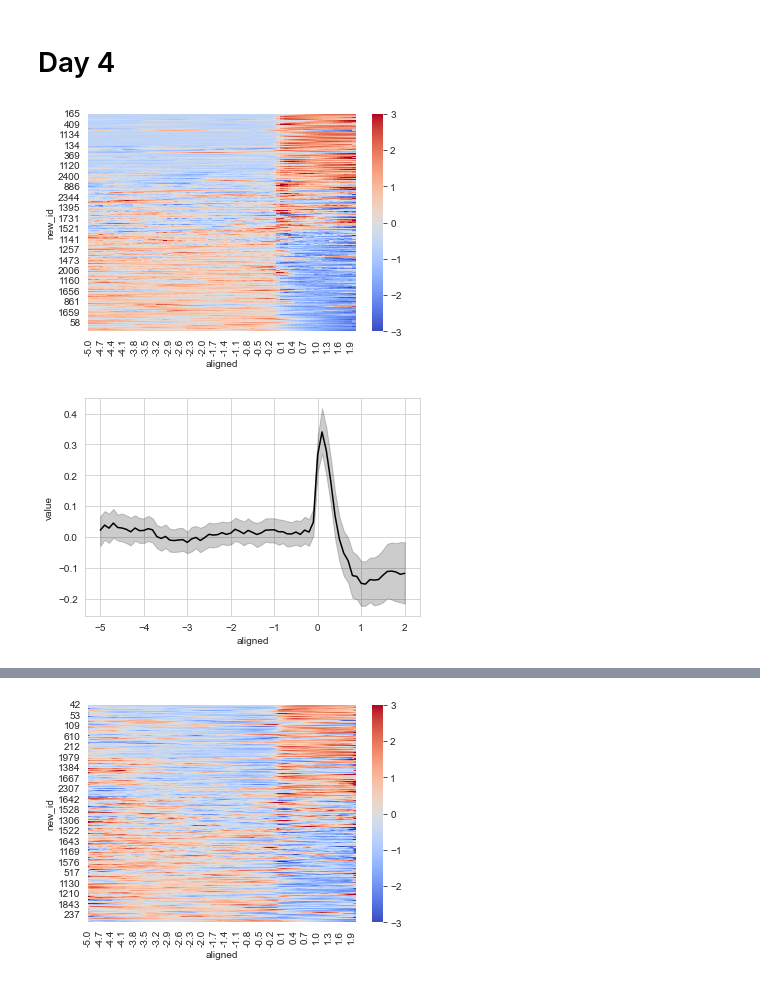
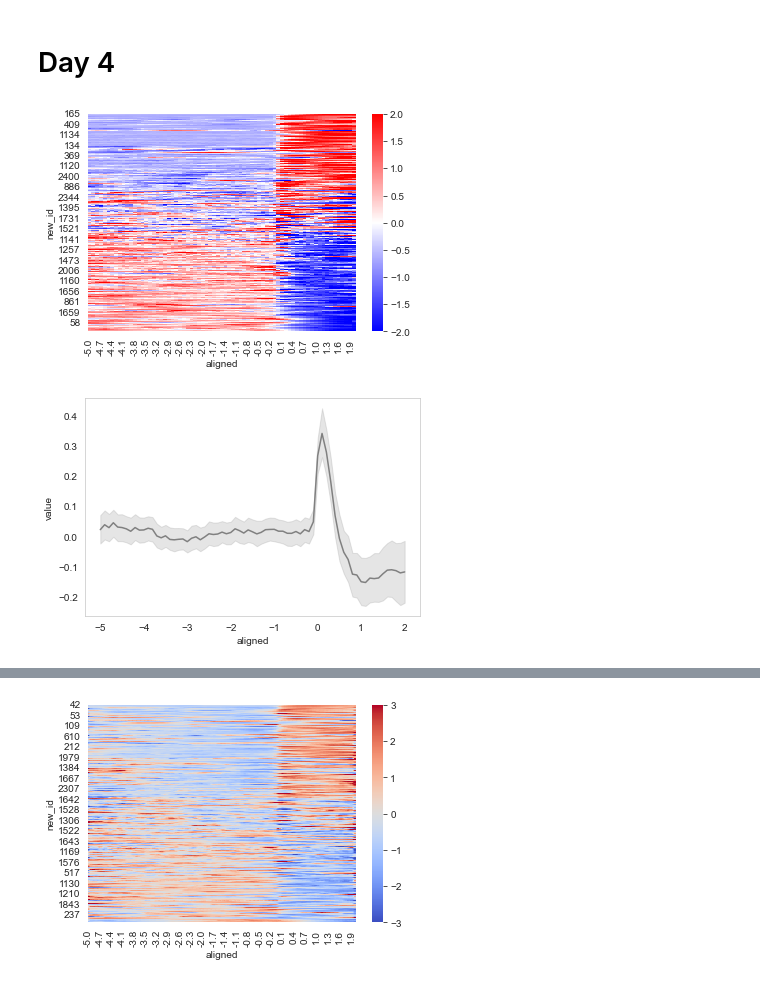
Before and after one commit to Ruairi-osul/observational-fear, a Jupyter notebook: notebooks/heatmaps day2.ipynb, the cells around one changed output, grey strips where cells are left out. Cells and saved outputs as stored; diff of their text form; code cells hidden in the pictures.

```diff
--- a/notebooks/heatmaps day2.ipynb
+++ b/notebooks/heatmaps day2.ipynb
@@ -1,11 +1,6 @@
 # %%
 import observational_fear.load as load
-from observational_fear.nbox_transforms import (
-    summarize_prepost_events,
-    wilcoxon_by_cell,
-)
 from observational_fear.events import get_block_starts
-from observational_fear.stats import auc
 from neurobox.wide_transforms import resample
 from pathlib import Path
 import pandas as pd
@@ -18,11 +13,14 @@ from observational_fear.events import get_freeze_starts
 from neurobox.long_transforms import align_to_events
 from observational_fear.nbox_transforms import align_to_data_by, exclude_short_trials
 from scipy.ndimage import gaussian_filter1d
-
+import os
 
 
 sns.set_style("whitegrid")
 
 
-DATA_DIR = Path(r"D:\OFL\one-p experiment\data")
-FIG_DIR = Path(r"C:\Users\roryl\repos\observational-fear\figs")
+DATA_DIR = Path(r"F:\OFL\one-p experiment\data")
+
+FIG_DIR = Path(os.getcwd()).parent / "figs"
+FIG_DIR.mkdir(exist_ok=True)
+FIG_DIR
@@ -176,12 +401,9 @@ plt.savefig("Line freeze starts observer day2.svg")
 # %%
-# observer stops
-from observational_fear.events import get_freeze_stops
-
 results_day2_freeze_stops = pd.read_csv(DATA_DIR / "freeze_stops_day2.csv")
 load.load_freeze(DATA_DIR, SESSION)
 
 events_day2_freeze_stops = get_freeze_stops(
-    df_freeze, freeze_col="was_freezing_obs", mouse_col="mouse_name"
+    df_freeze, freeze_col="was_freezing_dem", mouse_col="mouse_name"
 )
 
 df_events = events_day2_freeze_stops.rename(columns={"mouse_name": "mouse"})
@@ -197,7 +419,7 @@ traces_day2_freeze_stops = align_to_data_by(
     df_data_group_col="mouse",
     df_events_timestamp_col="freeze_stop",
     df_events_group_colname="mouse",
-    precision=2,
+    precision=1,
 )
 traces_day2_freeze_stops = exclude_short_trials(traces_day2_freeze_stops,
                 trial_col="event",
@@ -207,20 +429,20 @@ traces_day2_freeze_stops = exclude_short_trials(traces_day2_freeze_stops,
 
 idx = (
     results_day2_freeze_stops
-    .sort_values("diff_of_medians_obs")["new_id"]
+    .sort_values("diff_of_medians_dem")["new_id"]
     .values.astype(str)
 )
 
 dfp = (
     traces_day2_freeze_stops.pivot_table(columns="new_id", values="value", index="aligned")
-    .apply(gaussian_filter1d, sigma=1.4)
+    .apply(gaussian_filter1d, sigma=1)
     .apply(zscore)
 )[idx]
 
 
 plt.figure()
 sns.heatmap(dfp.transpose(), vmin=-3, vmax=3, cmap="coolwarm")
-plt.savefig("Heat freeze stops observer day2.png", dpi=300)
+plt.savefig("Heat freeze stops demonstrator.svg")
 
 plt.figure()
 sns.lineplot(
@@ -229,5 +451,7 @@ sns.lineplot(
     y="value",
     color="black",
 )
-plt.savefig("Line freeze stops observer day2.svg")
+plt.grid(b=None)
+
+plt.savefig("Line freeze stops demonstrator day2.svg")
 # %% [output]
@@ -366,34 +488,37 @@ block_day4_d2cells = block_day2.merge(block_day4[["new_id"]])
 # %%
 us_stats = get_block_starts(session="day4", block_name="US")
 idx = (
     block_day4.loc[lambda x: x.block == "US"]
     .sort_values("diff_of_medians")["new_id"]
     .values.astype(str)
 )
 
 dfp = (
     df.copy()
     .assign(
         aligned=lambda x: np.round(
-            align_around(x["time"].values, us_stats, t_before=5, max_latency=2), 2
+            align_around(x["time"].values, us_stats, t_before=5, max_latency=2), 1
         )
     )
     .pivot_table(columns="new_id", values="value", index="aligned")
     .apply(zscore)
 )[idx]
 
 plt.figure()
-sns.heatmap(dfp.transpose(), vmin=-3, vmax=3, cmap="coolwarm")
-plt.savefig("Heat US day4.png", dpi=300)
+sns.heatmap(dfp.transpose(), vmin=-2, vmax=2, cmap="bwr")
+dfp.transpose().to_csv(FIG_DIR / "HeatData US day4")
+plt.savefig(FIG_DIR / "Heat US day4.png", dpi=300)
 
 plt.figure()
 sns.lineplot(
     data=dfp.reset_index().melt(id_vars="aligned"),
     x="aligned",
     y="value",
-    color="black",
+    color="grey",
 )
-plt.savefig("Line US day4.svg")
+plt.grid(b=None)
+
+plt.savefig(FIG_DIR / "Line US day4.svg")
 # %% [output]
-[figure, old version]
+[figure, new version]
-[figure, old version]
+[figure, new version]
```
Also changed, not shown: parts of 24 cells of this notebook, 8 other files.
